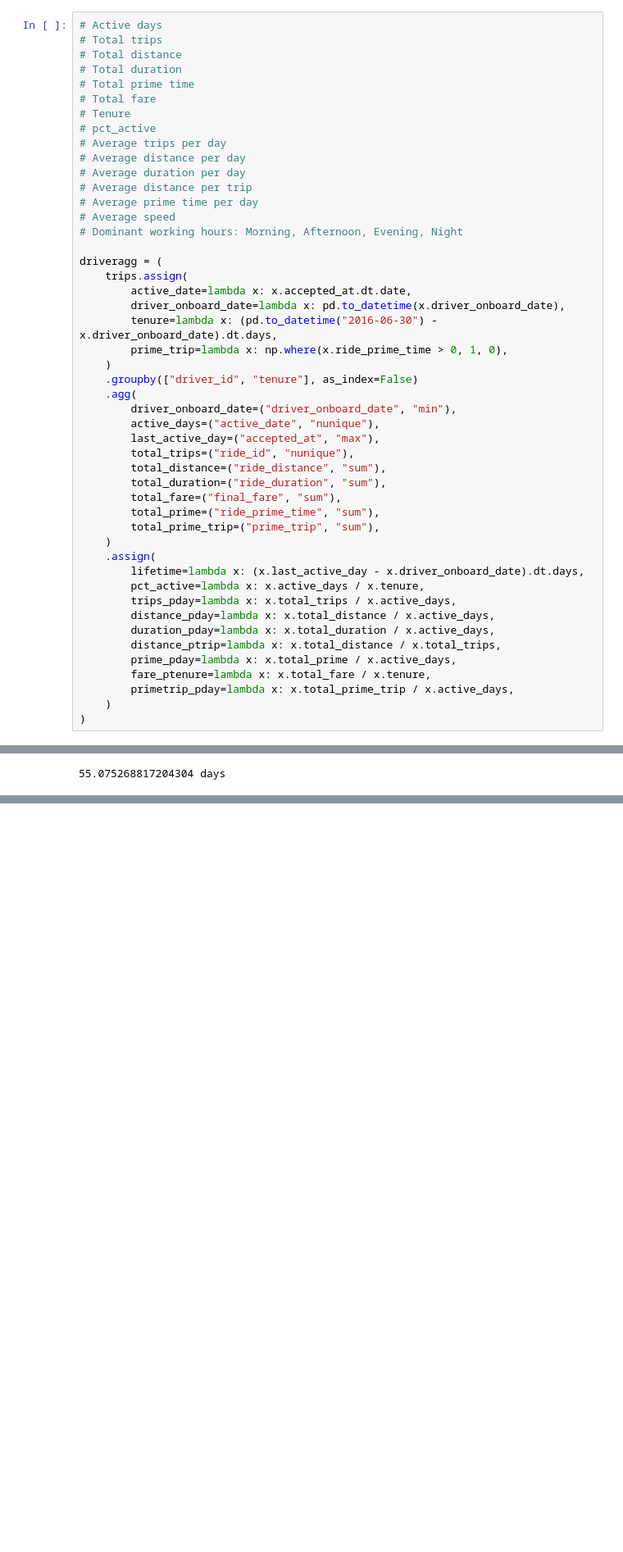
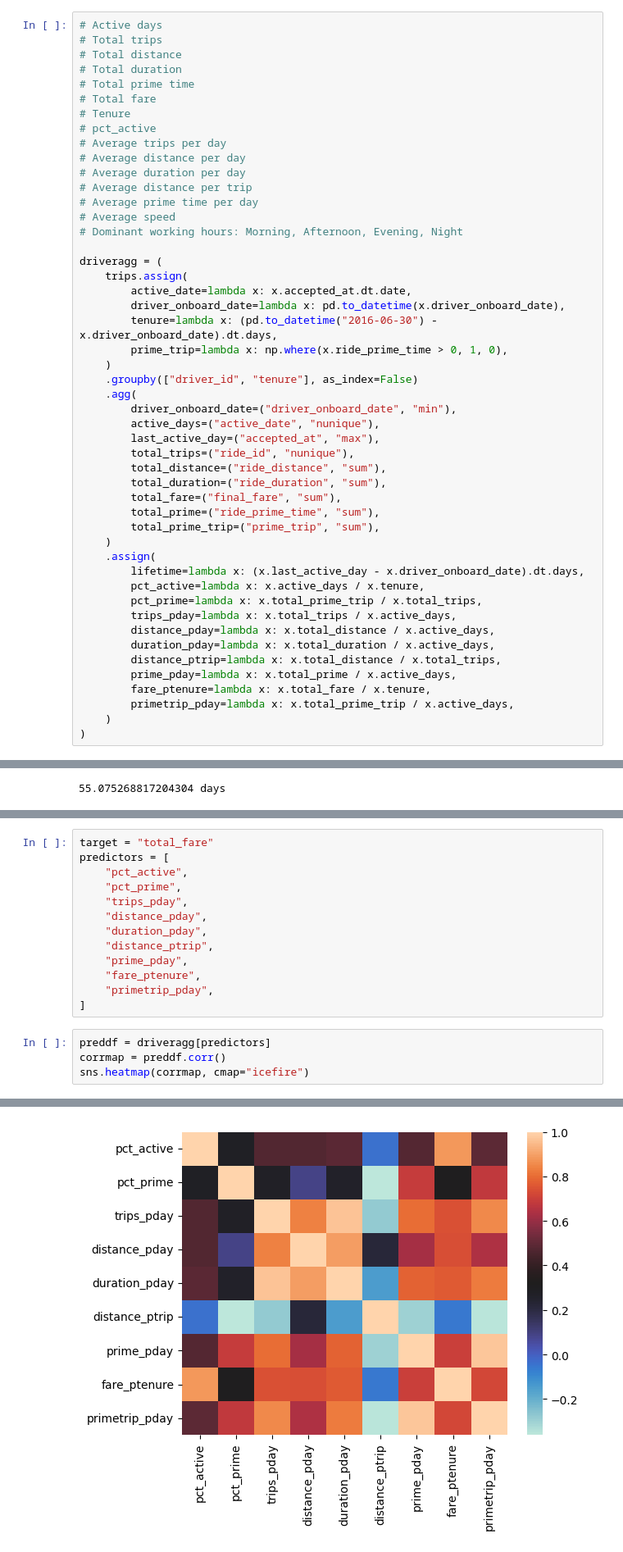
Before and after one commit to J-ZW-Wang/ss_data_project, a Jupyter notebook: Lyft_Driver_Lifetime_Value/Driver_Lifetime_Value.ipynb, the cells around one changed output, grey strips where cells are left out. Shown at 82% size. Saved outputs shown, nothing was run; the diff lists cells and outputs as text; blank space fills up the shorter version.

```diff
--- a/Lyft_Driver_Lifetime_Value/Driver_Lifetime_Value.ipynb
+++ b/Lyft_Driver_Lifetime_Value/Driver_Lifetime_Value.ipynb
@@ -121,6 +122,7 @@ driveragg = (
     .assign(
         lifetime=lambda x: (x.last_active_day - x.driver_onboard_date).dt.days,
         pct_active=lambda x: x.active_days / x.tenure,
+        pct_prime=lambda x: x.total_prime_trip / x.total_trips,
         trips_pday=lambda x: x.total_trips / x.active_days,
         distance_pday=lambda x: x.total_distance / x.active_days,
         duration_pday=lambda x: x.total_duration / x.active_days,
@@ -155,0 +158,18 @@ print(f"{driveragg.lifetime.mean()} days")
+# %%
+target = "total_fare"
+predictors = [
+    "pct_active",
+    "pct_prime",
+    "trips_pday",
+    "distance_pday",
+    "duration_pday",
+    "distance_ptrip",
+    "prime_pday",
+    "fare_ptenure",
+    "primetrip_pday",
+]
+# %%
+preddf = driveragg[predictors]
+corrmap = preddf.corr()
+sns.heatmap(corrmap, cmap="icefire")
+# %% [output]
@@ -155,0 +177 @@ print(f"{driveragg.lifetime.mean()} days")
+[figure, added]
```
Also changed, not shown: parts of 3 cells of this notebook.
